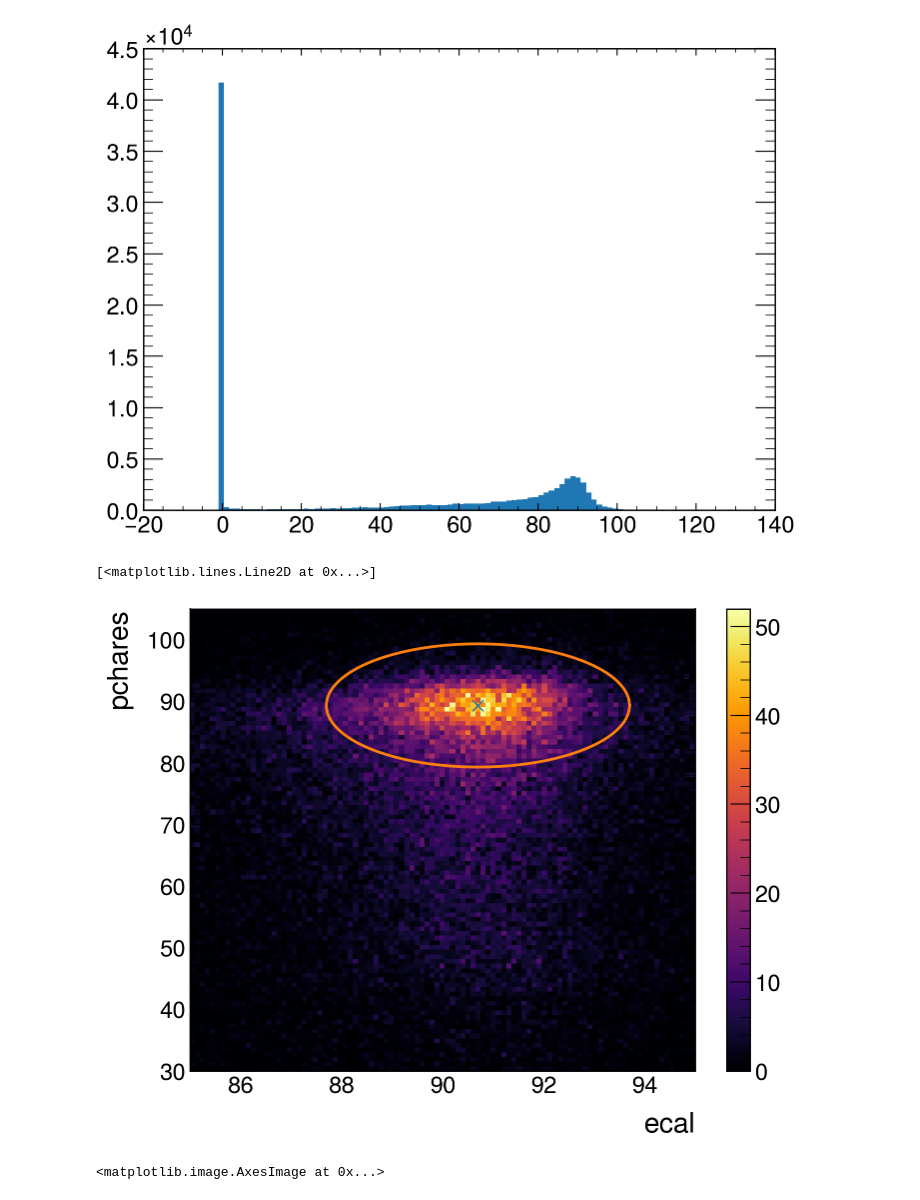
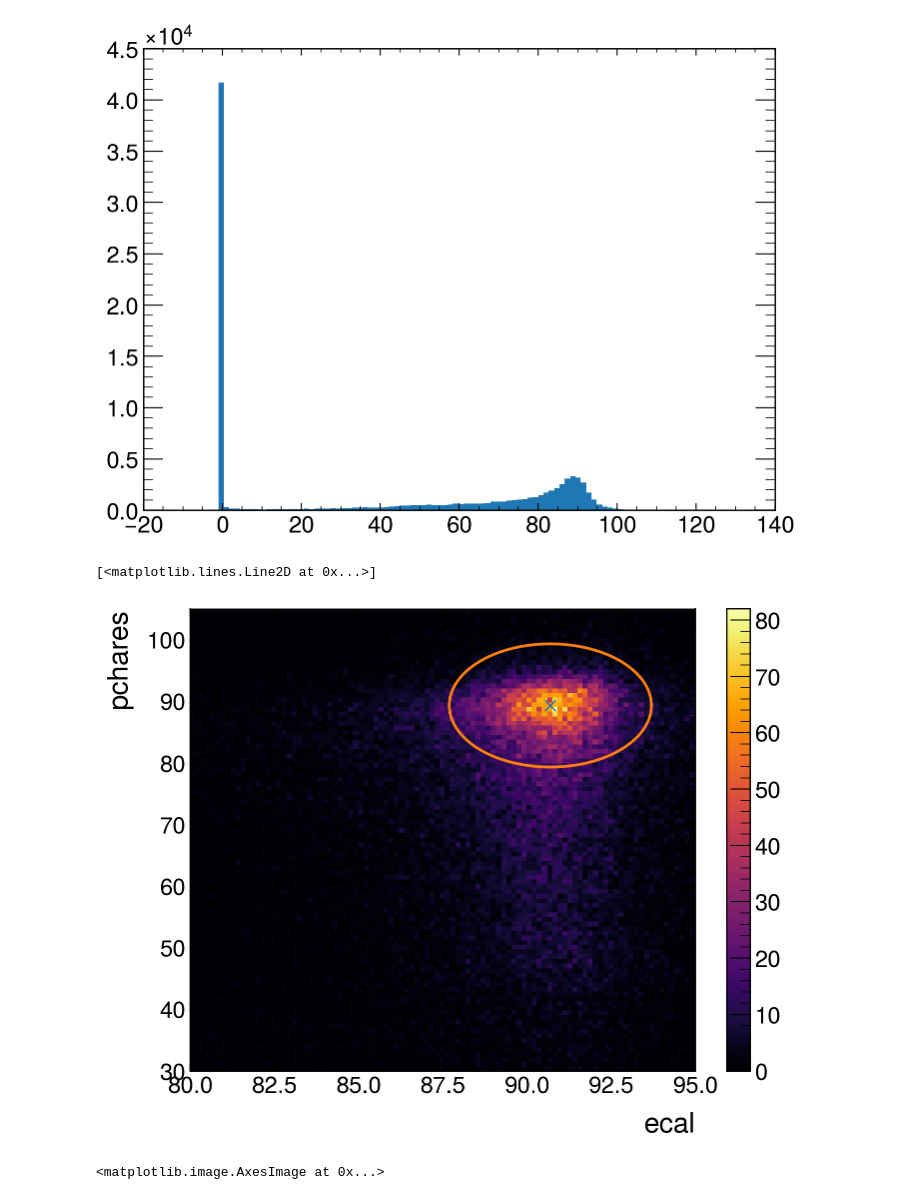
Before and after one commit to lukasg96/z0-precisionmeasurement, a Jupyter notebook: z0_experiment.ipynb, the cells around one changed output. Drawn from its saved outputs; the diff is of its cells as text; code cells hidden in the pictures.

```diff
--- a/z0_experiment.ipynb
+++ b/z0_experiment.ipynb
@@ -359,7 +359,7 @@ plt.hist(pchares[0],bins = 100, range = (-5,130))
  <BarContainer object of 100 artists>)
 [figure]
 # %%
-def ellipsis(phi,a=1,b=0.5,x0=90.7,y0=89.3):
+def ellipsis(phi,a=3,b=10,x0=90.7,y0=89.3):
     r = a*b/np.sqrt((b*np.cos(phi))**2+(a*np.sin(phi))**2)
     return r
 def pol2cart(rho, phi):
@@ -367,23 +367,23 @@ def pol2cart(rho, phi):
     y = rho * np.sin(phi)+89.3
     return(x, y)
 # %%
-xedges = np.linspace(85,95,100)
+xedges = np.linspace(80,95,100)
 yedges = np.linspace(30,105,100)
 phi =np.linspace(0,2*np.pi,1000)
 r = ellipsis(phi, b= 10, a=3)
 x ,y = pol2cart(r,phi)
 plt.hist2d(eecal[0],pchares[0], bins=(xedges, yedges),cmap = 'inferno')
 
 plt.colorbar()
 plt.xlabel('ecal')
 plt.ylabel('pchares')
 plt.plot(90.7,89.3, marker = 'x')
 
 
 plt.plot(x,y)
 # %% [output]
 [<matplotlib.lines.Line2D at 0x...>]
-[figure, old version]
+[figure, new version]
 # %%
 xedges = np.linspace(0,20,100)
 yedges = np.linspace(0,100,100)
```
Also changed, not shown: parts of 15 cells of this notebook.
